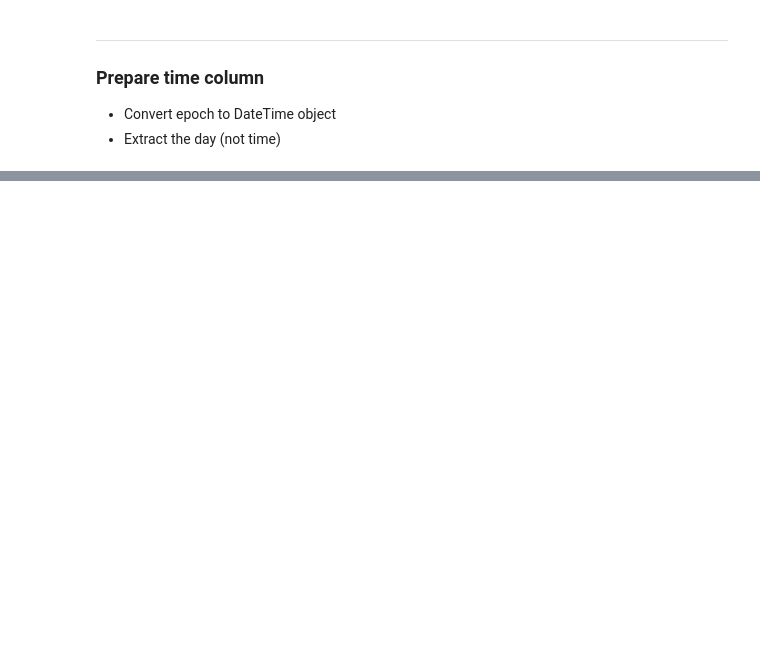
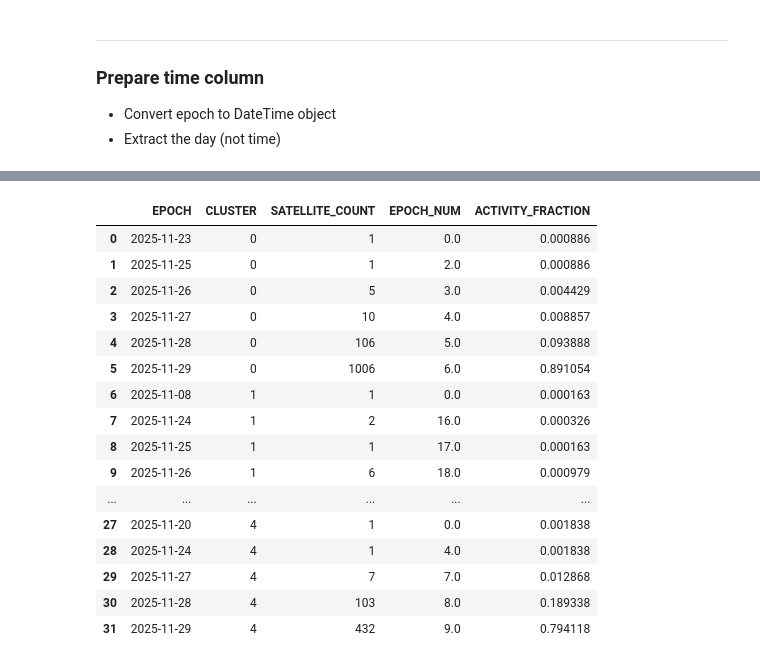
Before and after one commit to Sushrut2007/SpaceDebrisRadar.AI, a Jupyter notebook: notebooks/07_forecasting.ipynb, the cells around one changed output, grey strips where cells are left out. Cells and saved outputs as stored; diff of their text form; code cells hidden in the pictures; blank space fills up the shorter version.

```diff
--- a/notebooks/07_forecasting.ipynb
+++ b/notebooks/07_forecasting.ipynb
@@ -151,0 +219,20 @@ merged_df.groupby(['EPOCH', 'CLUSTER']).size().reset_index(name='Satellite Count
+# %%
+activity_df
+# %% [output]
+|  | EPOCH | CLUSTER | SATELLITE_COUNT | EPOCH_NUM | ACTIVITY_FRACTION |
+| 0 | 2025-11-23 | 0 | 1 | 0.0 | 0.000886 |
+| 1 | 2025-11-25 | 0 | 1 | 2.0 | 0.000886 |
+| 2 | 2025-11-26 | 0 | 5 | 3.0 | 0.004429 |
+| 3 | 2025-11-27 | 0 | 10 | 4.0 | 0.008857 |
+| 4 | 2025-11-28 | 0 | 106 | 5.0 | 0.093888 |
+| 5 | 2025-11-29 | 0 | 1006 | 6.0 | 0.891054 |
+| 6 | 2025-11-08 | 1 | 1 | 0.0 | 0.000163 |
+| 7 | 2025-11-24 | 1 | 2 | 16.0 | 0.000326 |
+| 8 | 2025-11-25 | 1 | 1 | 17.0 | 0.000163 |
+| 9 | 2025-11-26 | 1 | 6 | 18.0 | 0.000979 |
+| ... | ... | ... | ... | ... | ... |
+| 27 | 2025-11-20 | 4 | 1 | 0.0 | 0.001838 |
+| 28 | 2025-11-24 | 4 | 1 | 4.0 | 0.001838 |
+| 29 | 2025-11-27 | 4 | 7 | 7.0 | 0.012868 |
+| 30 | 2025-11-28 | 4 | 103 | 8.0 | 0.189338 |
+| 31 | 2025-11-29 | 4 | 432 | 9.0 | 0.794118 |
```
Also changed, not shown: parts of 28 cells of this notebook.
